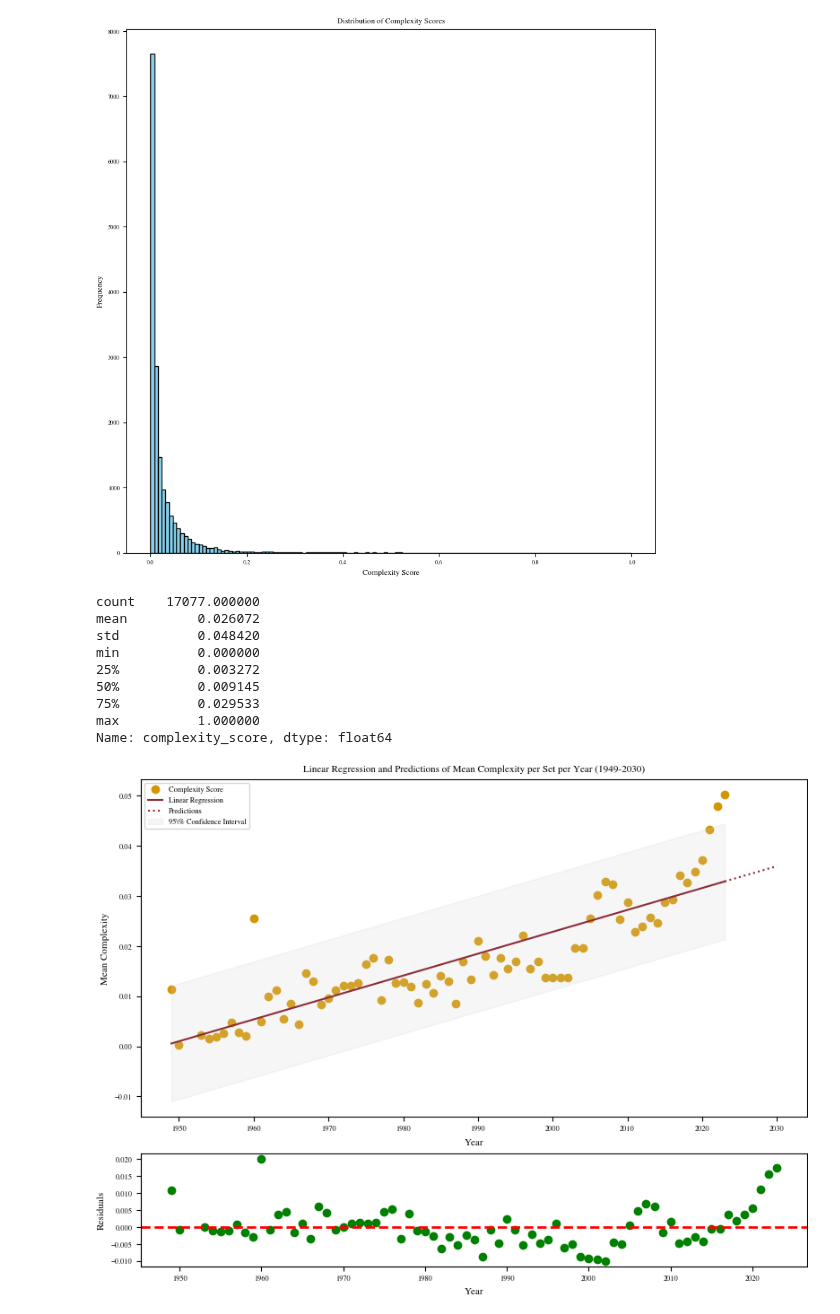
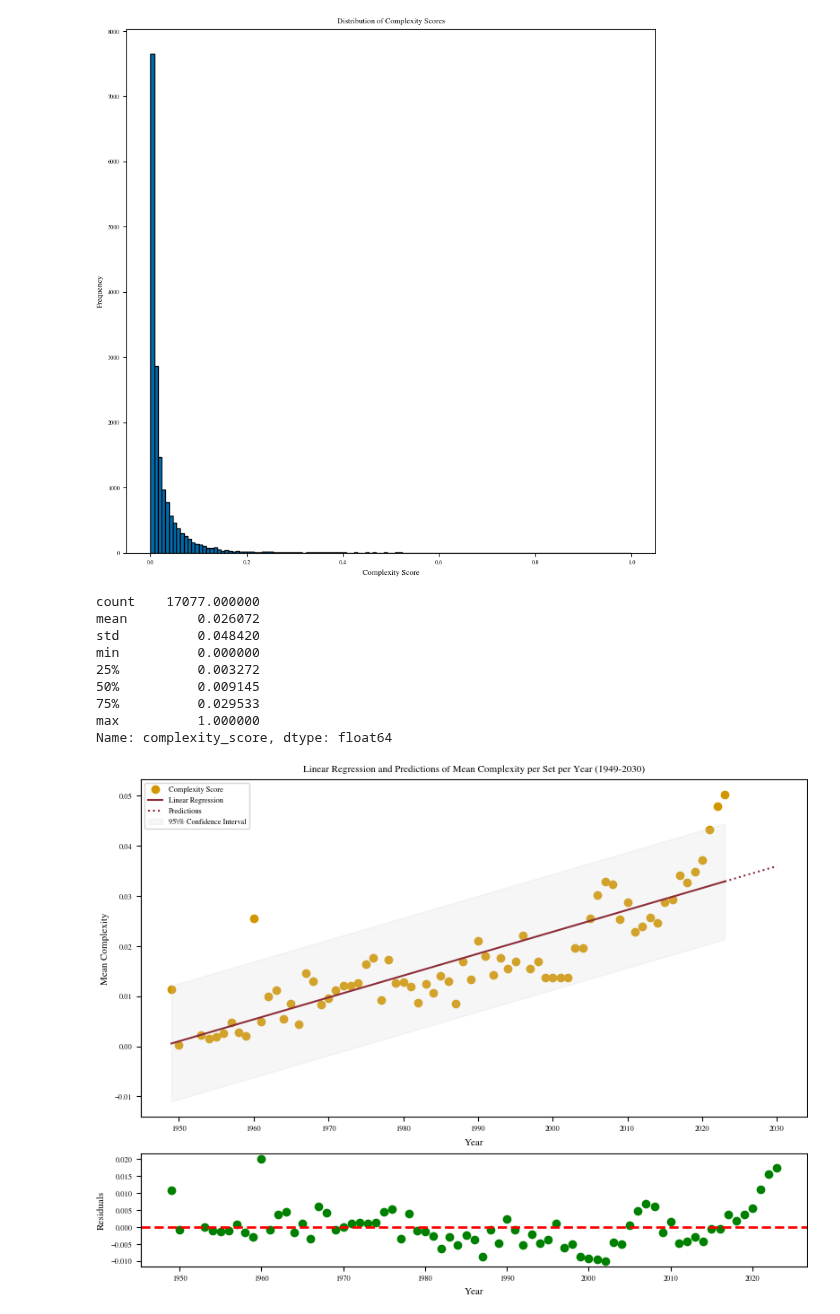
Before and after one commit to eddiebeach99/Data_Literacy, a Jupyter notebook: Analysis/complexity_regression.ipynb, the cells around one changed output. Drawn from its saved outputs; the diff is of its cells as text; code cells hidden in the pictures.

```diff
--- a/Analysis/complexity_regression.ipynb
+++ b/Analysis/complexity_regression.ipynb
@@ -21,20 +22,20 @@ plt.rcParams.update(bundles.icml2022(column='full', nrows=1, ncols=2, usetex=Fal
 # %%
 ##### Observe data if it is gaussian distibuted #####
 
 # plot histogram
 fig, ax = plt.subplots(1, 1, figsize=(8, 8))
 num_bins = int(np.sqrt(len(data['complexity_score'])))
-plt.hist(data['complexity_score'], bins=num_bins, color='skyblue', edgecolor='black')
+plt.hist(data['complexity_score'], bins=num_bins, color=rgb.tue_blue, edgecolor='black')
 plt.title('Distribution of Complexity Scores')
 plt.xlabel('Complexity Score')
 plt.ylabel('Frequency')
 plt.show()
 
 # print statistic
 summary_stats = data['complexity_score'].describe()
 print(summary_stats)
 # %% [output]
-[figure, old version]
+[figure, new version]
 count    17077.000000
 mean         0.026072
 std          0.048420
```
Also changed, not shown: parts of 3 cells of this notebook, 4 other files.
